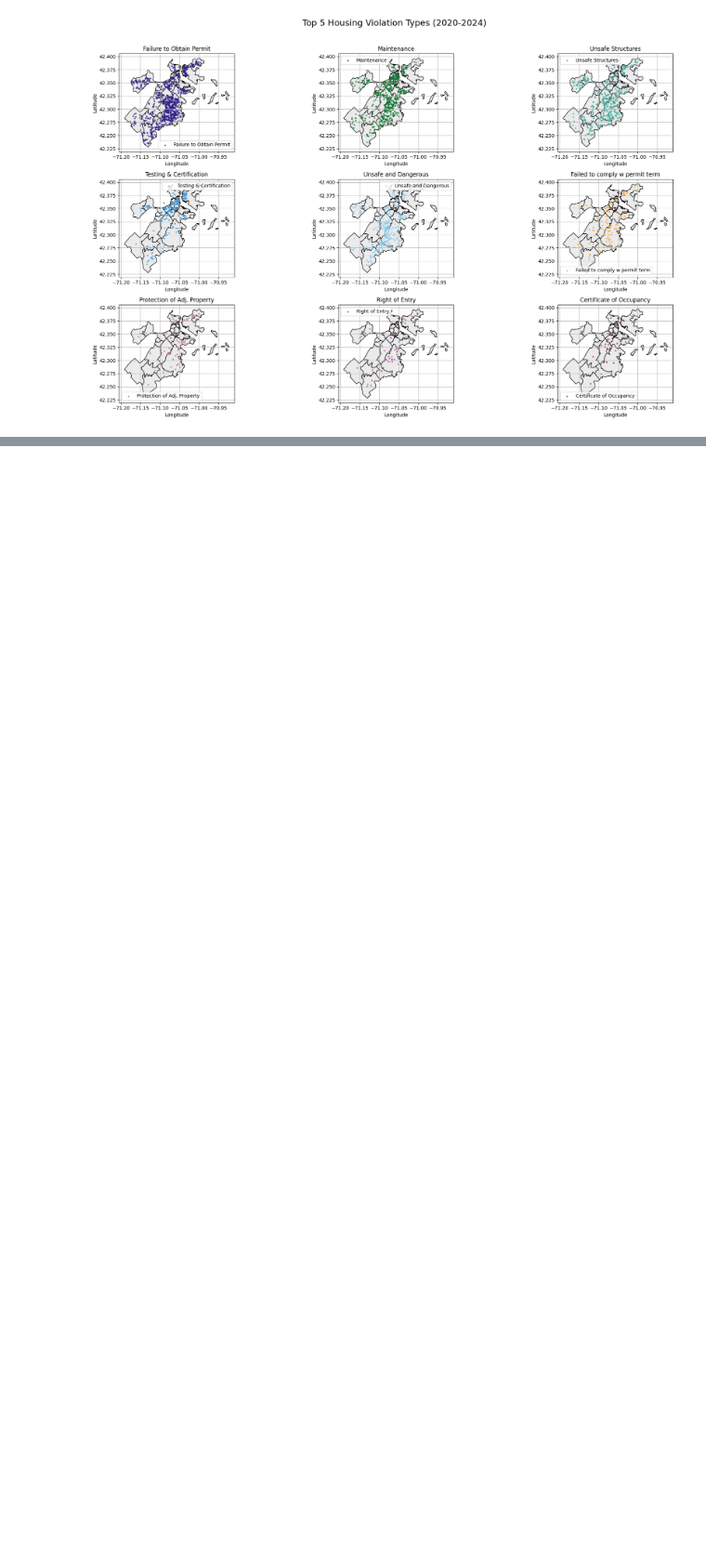
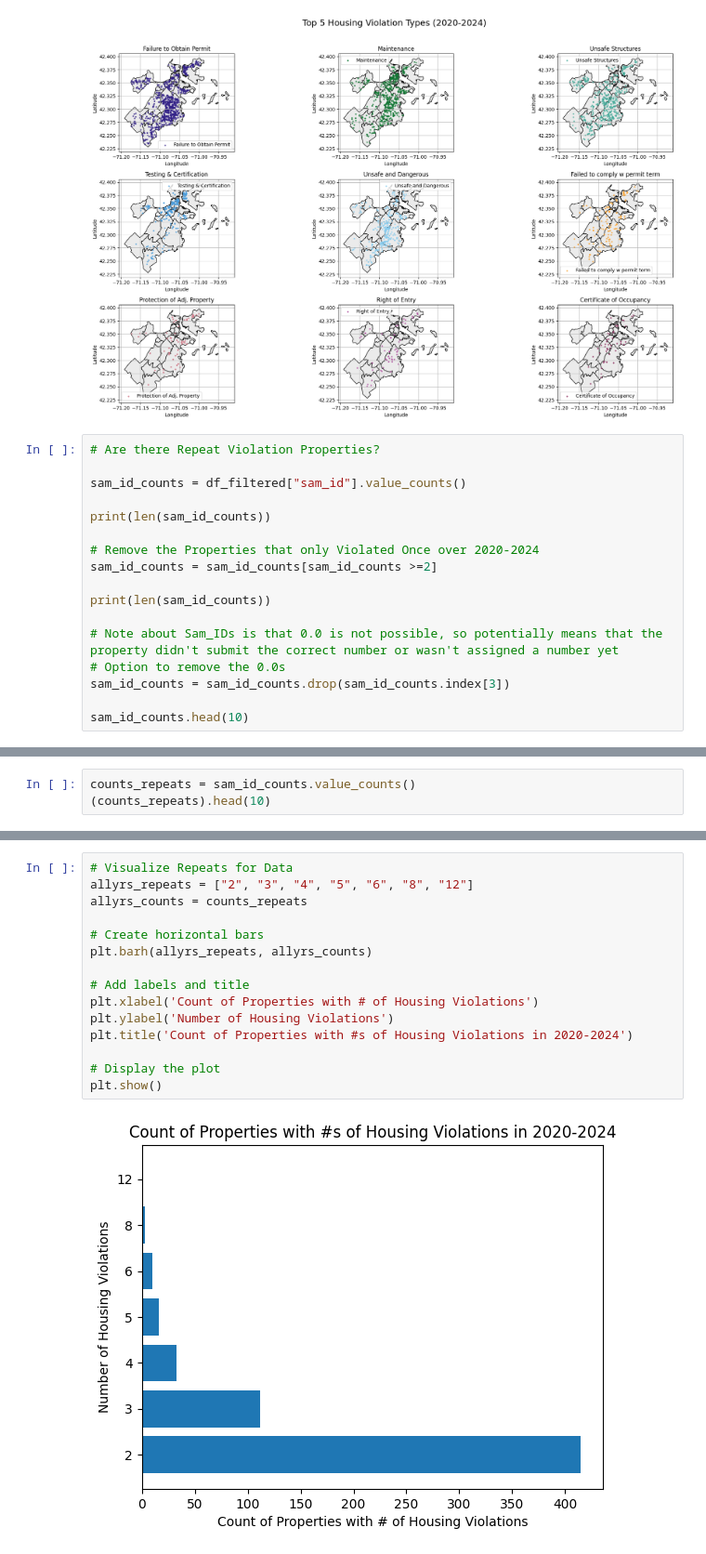
Before and after one commit to irisRen04/cs506-off_campus_housing-Ren-James, a Jupyter notebook: Building_Property.ipynb, the cells around one changed output, grey strips where cells are left out. Shown at 93% size. Drawn from its saved outputs; the diff is of its cells as text; blank space fills up the shorter version.

Commit message:
Working on Understanding Properties with Multiple Violations

```diff
--- a/Building_Property.ipynb
+++ b/Building_Property.ipynb
@@ -768,3 +769,20 @@ plt.tight_layout(rect=[0, 0, 1, 0.96])
 plt.show()
 # %% [output]
 [figure]
+# %%
+# Are there Repeat Violation Properties?
+
+sam_id_counts = df_filtered["sam_id"].value_counts()
+
+print(len(sam_id_counts))
+
+# Remove the Properties that only Violated Once over 2020-2024
+sam_id_counts = sam_id_counts[sam_id_counts >=2]
+
+print(len(sam_id_counts))
+
+# Note about Sam_IDs is that 0.0 is not possible, so potentially means that the property didn't submit the correct number or wasn't assigned a number yet
+# Option to remove the 0.0s
+sam_id_counts = sam_id_counts.drop(sam_id_counts.index[3])
+
+sam_id_counts.head(10)
@@ -770,0 +804,3 @@ plt.show()
+# %%
+counts_repeats = sam_id_counts.value_counts()
+(counts_repeats).head(10)
@@ -770,0 +817,17 @@ plt.show()
+# %%
+# Visualize Repeats for Data
+allyrs_repeats = ["2", "3", "4", "5", "6", "8", "12"]
+allyrs_counts = counts_repeats
+
+# Create horizontal bars
+plt.barh(allyrs_repeats, allyrs_counts)
+
+# Add labels and title
+plt.xlabel('Count of Properties with # of Housing Violations')
+plt.ylabel('Number of Housing Violations')
+plt.title('Count of Properties with #s of Housing Violations in 2020-2024')
+
+# Display the plot
+plt.show()
+# %% [output]
+[figure, added]
```
Also changed, not shown: parts of 6 cells of this notebook.
